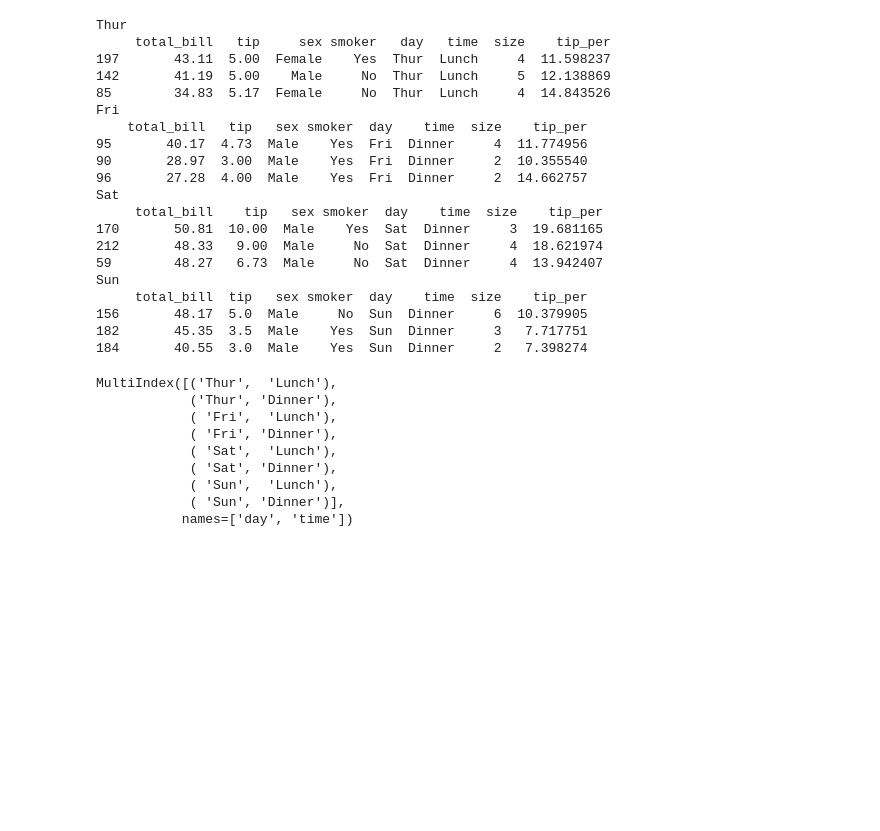
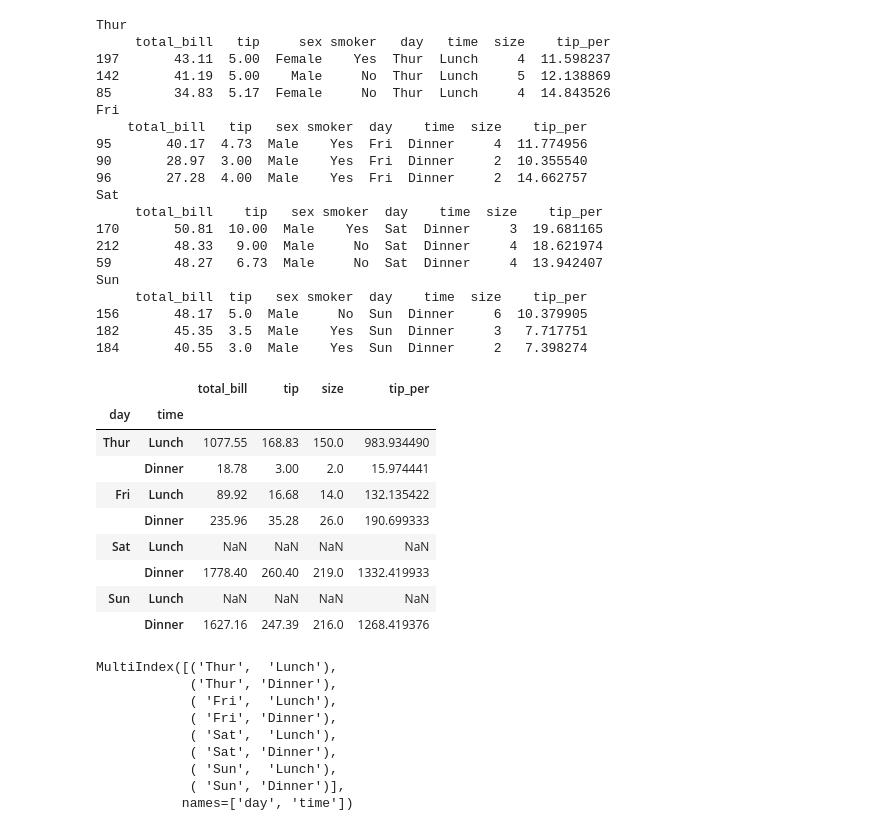
Before and after one commit to srikanthpragada/DS_26_AUG_2020, a Jupyter notebook: pandas/tips_df.ipynb, the cells around one changed output. Drawn from its saved outputs; the diff is of its cells as text; code cells hidden in the pictures; blank space fills up the shorter version.

```diff
--- a/pandas/tips_df.ipynb
+++ b/pandas/tips_df.ipynb
@@ -201,6 +201,19 @@ Sun
 184       40.55  3.0  Male    Yes  Sun  Dinner     2   7.398274
 # %%
 day_totals = tips.groupby(['day','time']).sum()
+# %%
+day_totals
+# %% [output]
+|  |  | total_bill | tip | size | tip_per |
+| day | time |  |  |  |  |
+| Thur | Lunch | 1077.55 | 168.83 | 150.0 | 983.934490 |
+|  | Dinner | 18.78 | 3.00 | 2.0 | 15.974441 |
+| Fri | Lunch | 89.92 | 16.68 | 14.0 | 132.135422 |
+|  | Dinner | 235.96 | 35.28 | 26.0 | 190.699333 |
+| Sat | Lunch | NaN | NaN | NaN | NaN |
+|  | Dinner | 1778.40 | 260.40 | 219.0 | 1332.419933 |
+| Sun | Lunch | NaN | NaN | NaN | NaN |
+|  | Dinner | 1627.16 | 247.39 | 216.0 | 1268.419376 |
 # %%
 day_totals.index
 # %% [output]
```
Also changed, not shown: parts of 1 cell of this notebook, 1 other file.
